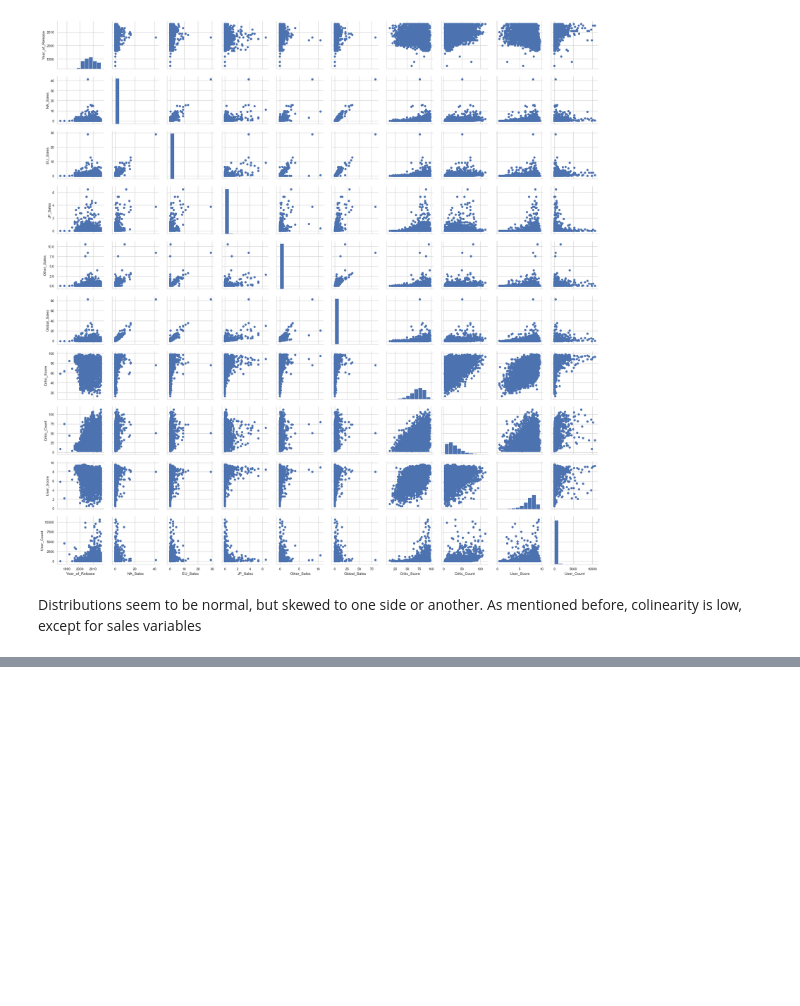
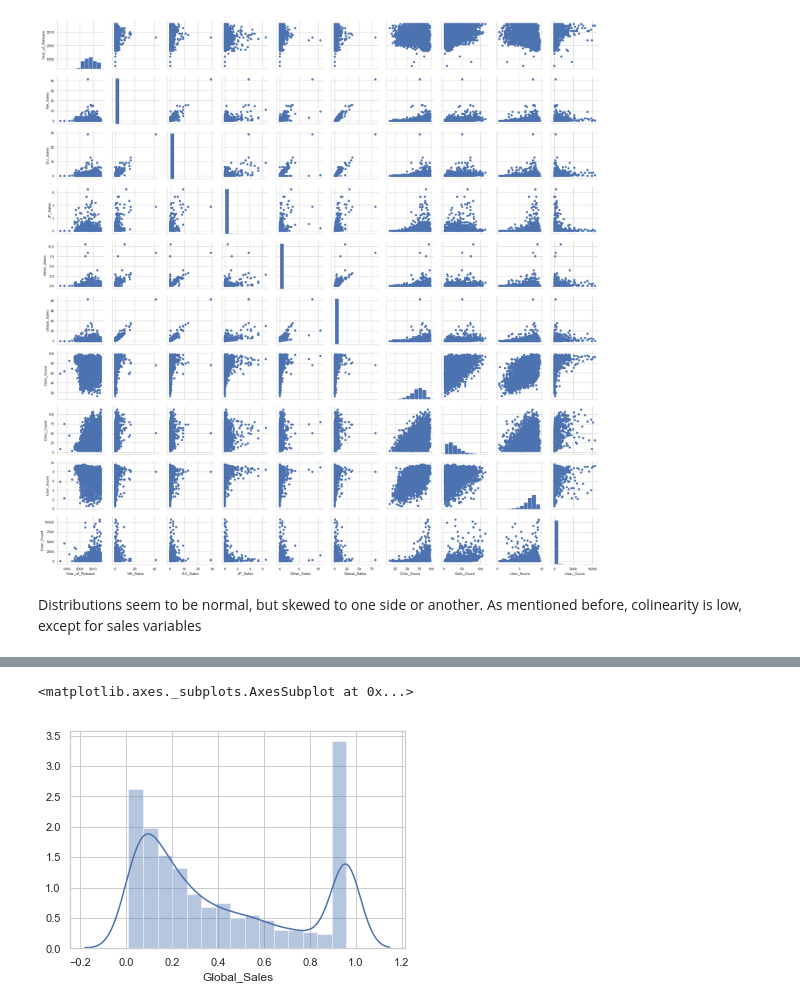
Before and after one commit to legomydiego/Thinkful-Unit-3, a Jupyter notebook: Supervised Learning Capstone Project.ipynb, the cells around one changed output, grey strips where cells are left out. Cells and saved outputs as stored; diff of their text form; code cells hidden in the pictures; blank space fills up the shorter version.

```diff
--- a/Supervised Learning Capstone Project.ipynb
+++ b/Supervised Learning Capstone Project.ipynb
@@ -145,0 +152,9 @@ sns.
+# %%
+def reduce_outlier(x):
+    q3 = clean_df['Global_Sales'].quantile(q=0.75)
+    q1 = clean_df['Global_Sales'].quantile(q=0.25)
+    iqr=q3-q1
+    if x > 1.5*iqr:
+        return 1.5*iqr
+    else:
+        return x
@@ -145,0 +181,5 @@ sns.
+# %%
+sns.distplot(clean_df['Global_Sales'].apply(reduce_outlier))
+# %% [output]
+<matplotlib.axes._subplots.AxesSubplot at 0x...>
+[figure, added]
```
Also changed, not shown: parts of 7 cells of this notebook.
